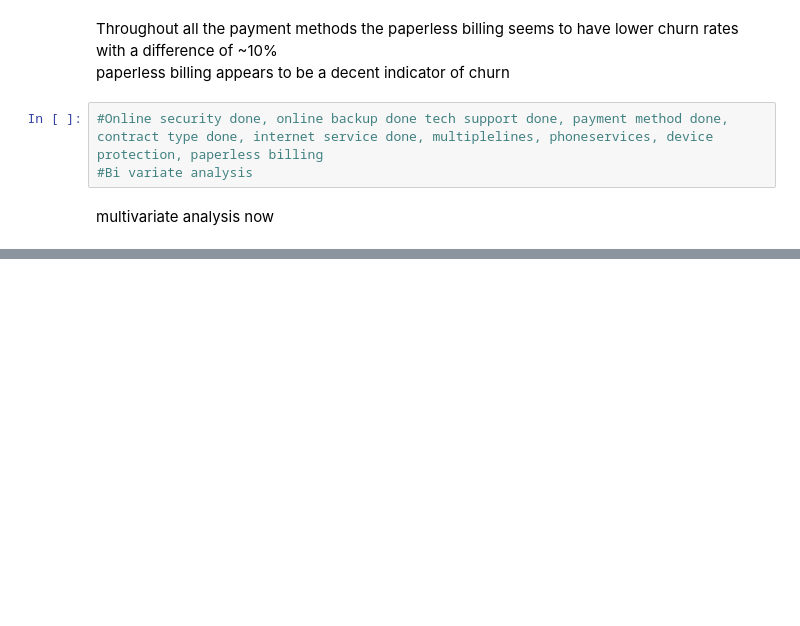
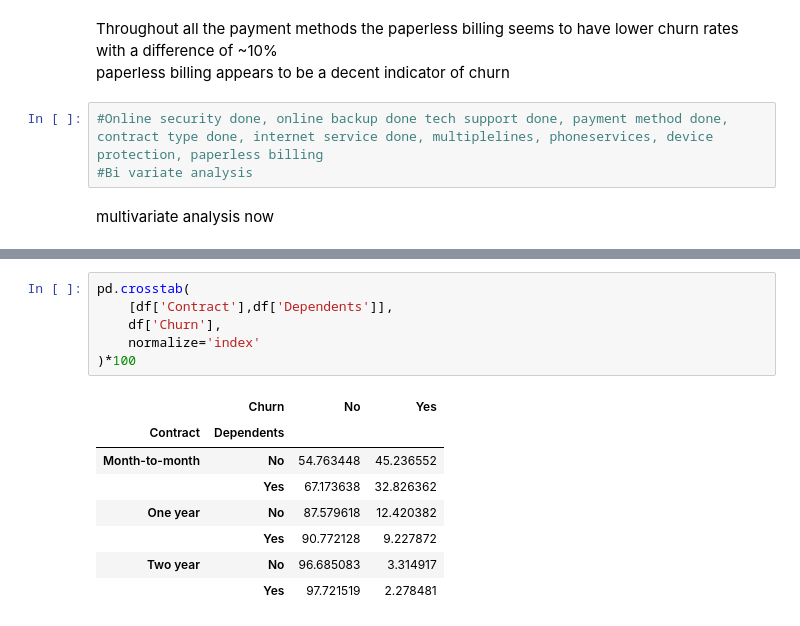
Before and after one commit to SuryanshThapliyal/IBM-Telco-customer-churn-prediction, a Jupyter notebook: customer_churn.ipynb, the cells around one changed output, grey strips where cells are left out. Saved outputs shown, nothing was run; the diff lists cells and outputs as text; blank space fills up the shorter version.

```diff
--- a/customer_churn.ipynb
+++ b/customer_churn.ipynb
@@ -1013,0 +1045,15 @@ multivariate analysis now
+# %%
+pd.crosstab(
+    [df['Contract'],df['Dependents']],
+    df['Churn'],
+    normalize='index'
+)*100
+# %% [output]
+|  | Churn | No | Yes |
+| Contract | Dependents |  |  |
+| Month-to-month | No | 54.763448 | 45.236552 |
+|  | Yes | 67.173638 | 32.826362 |
+| One year | No | 87.579618 | 12.420382 |
+|  | Yes | 90.772128 | 9.227872 |
+| Two year | No | 96.685083 | 3.314917 |
+|  | Yes | 97.721519 | 2.278481 |
```
Also changed, not shown: parts of 14 cells of this notebook.
